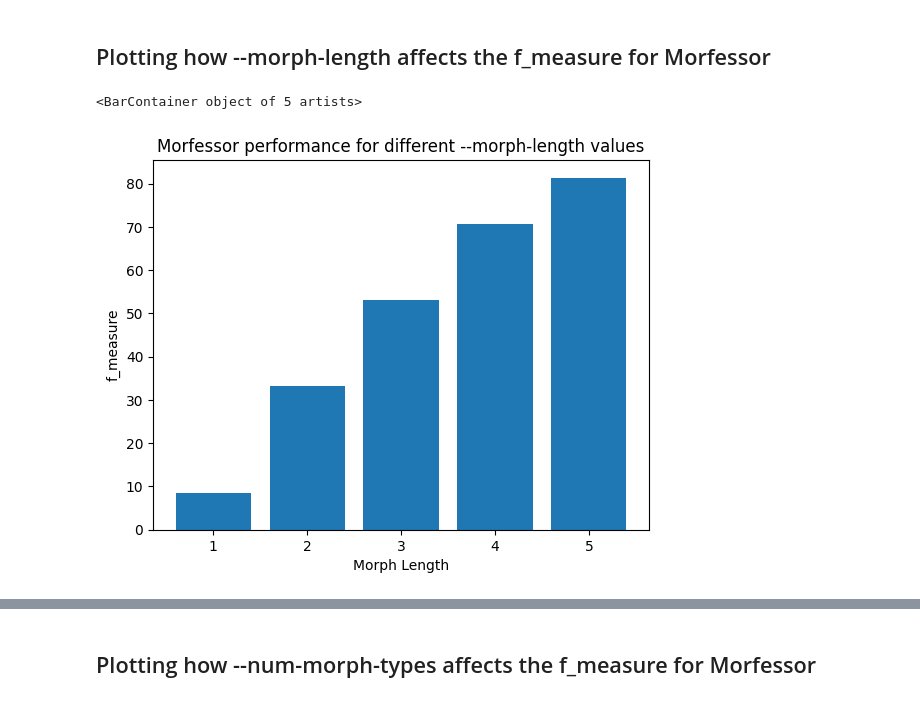
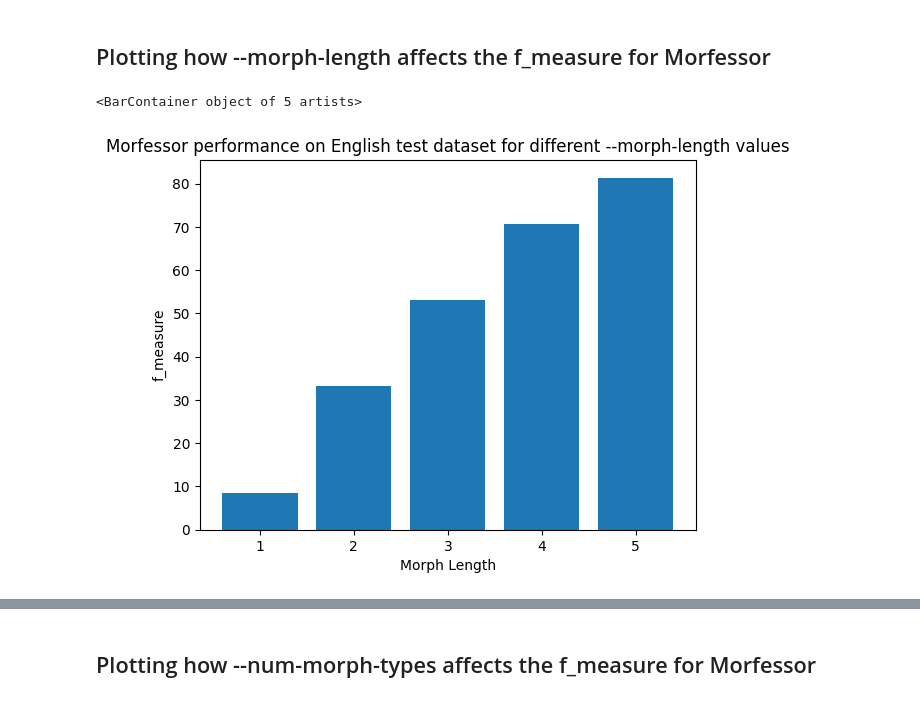
Before and after one commit to tanmaydeshp/NLP-Praktikum, a Jupyter notebook: segmentation_techniques/eval_plot.ipynb, the cells around one changed output, grey strips where cells are left out. Drawn from its saved outputs; the diff is of its cells as text; code cells hidden in the pictures.

```diff
--- a/segmentation_techniques/eval_plot.ipynb
+++ b/segmentation_techniques/eval_plot.ipynb
@@ -46,11 +50,11 @@ ax.legend()
 # %%
 a = list(fscores_morfessor_len.keys())
 b = list(fscores_morfessor_len.values())
 fig, ax = plt.subplots()
 ax.set_xlabel('Morph Length')
 ax.set_ylabel('f_measure')
-ax.set_title('Morfessor performance for different --morph-length values')
+ax.set_title('Morfessor performance on English test dataset for different --morph-length values')
 ax.bar(a,b)
 # %% [output]
 <BarContainer object of 5 artists>
-[figure, old version]
+[figure, new version]
```
Also changed, not shown: parts of 4 cells of this notebook, 5 other files.
